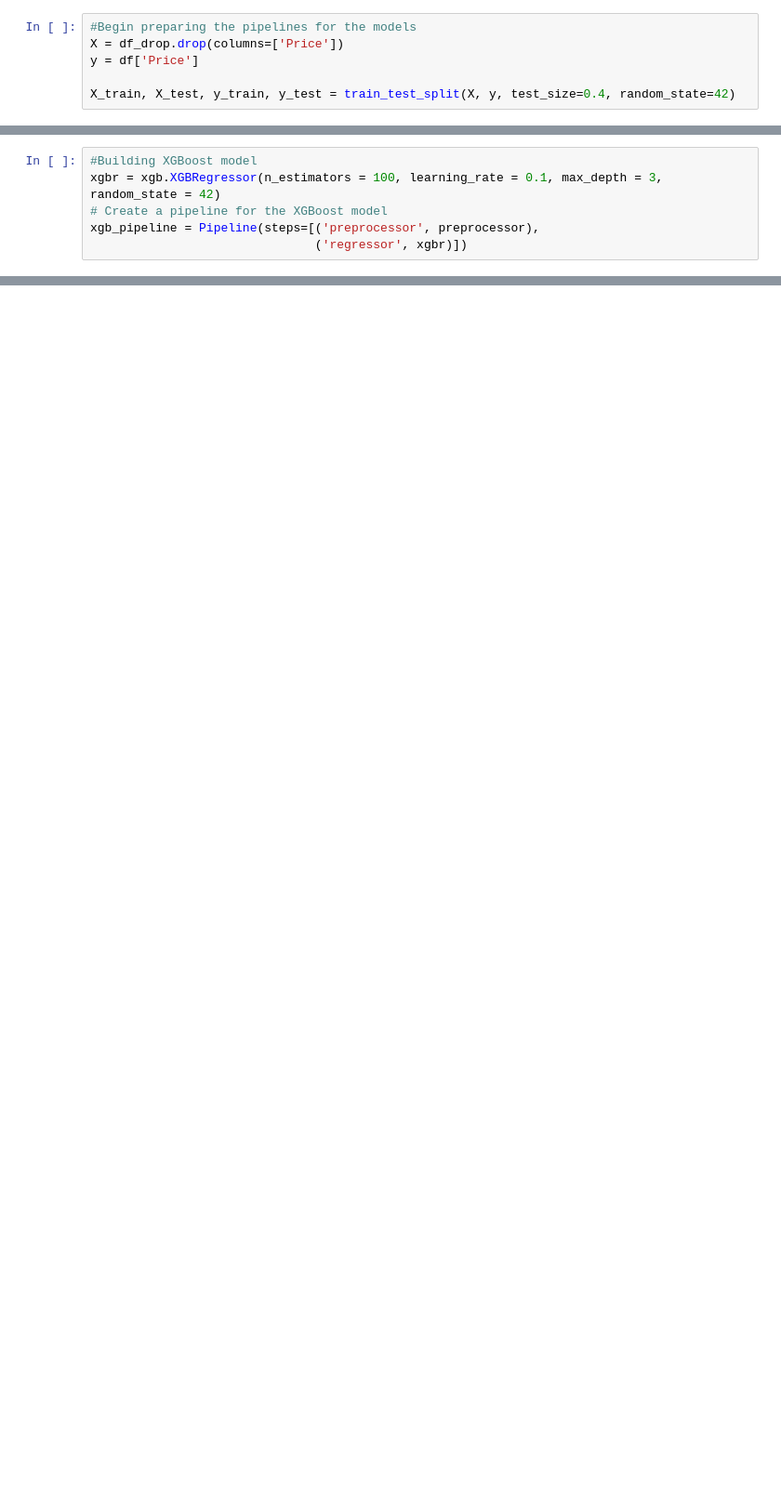
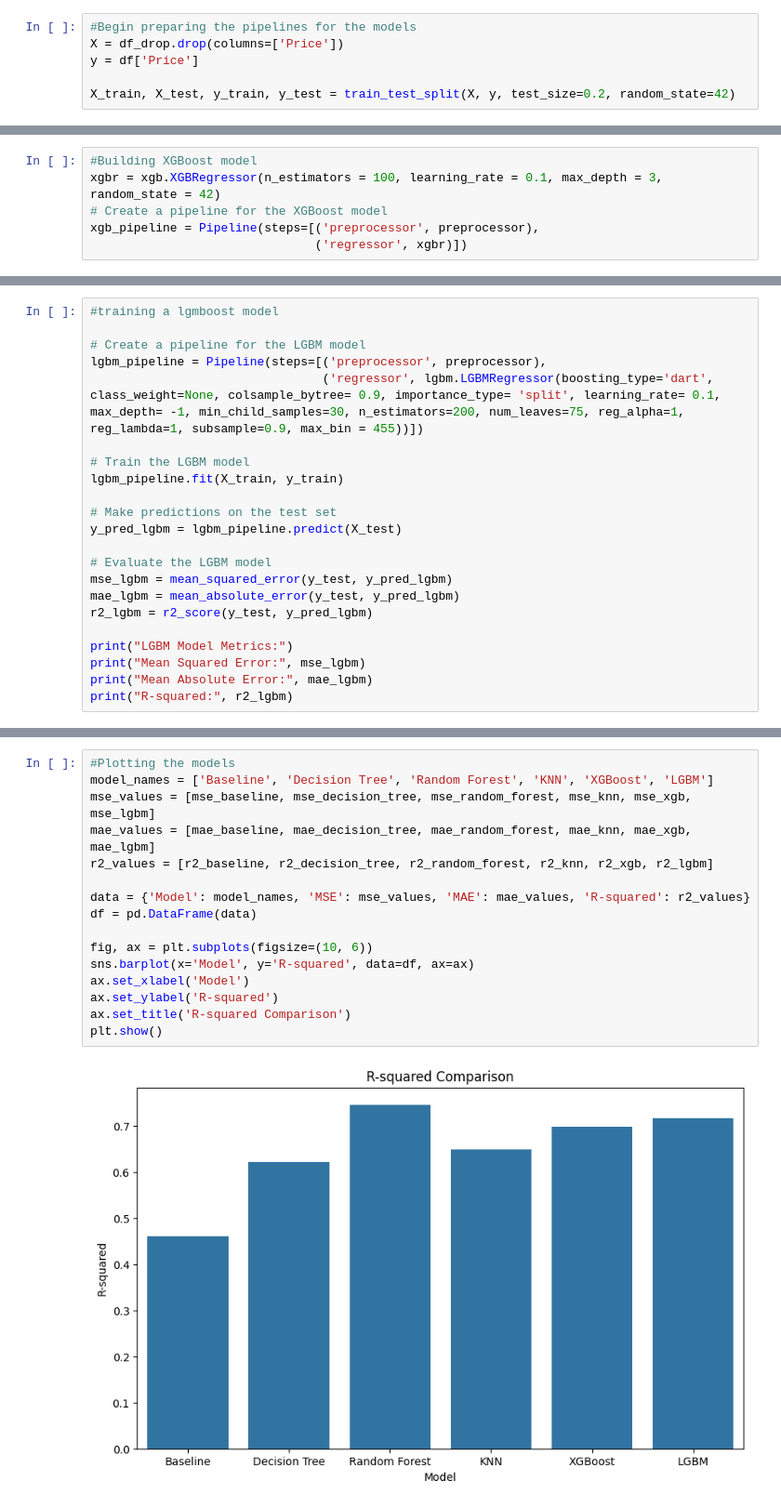
Before and after one commit to ashmehta/HousePricePredictions, a Jupyter notebook: models.ipynb, the cells around one changed output, grey strips where cells are left out. Shown at 93% size. Cells and saved outputs as stored; diff of their text form; blank space fills up the shorter version.

Commit message:
Trained and fit LGBM model

```diff
--- a/models.ipynb
+++ b/models.ipynb
@@ -33,7 +34,7 @@ df_drop = df.drop(columns=['Address', 'City', 'State', 'Zip Code'])
 X = df_drop.drop(columns=['Price'])
 y = df['Price']
 
-X_train, X_test, y_train, y_test = train_test_split(X, y, test_size=0.4, random_state=42)
+X_train, X_test, y_train, y_test = train_test_split(X, y, test_size=0.2, random_state=42)
 # %%
 # Create the pipelines for the models
 
@@ -349,0 +351,22 @@ R-squared: 0.7086235754144006
+# %%
+#training a lgmboost model
+
+# Create a pipeline for the LGBM model
+lgbm_pipeline = Pipeline(steps=[('preprocessor', preprocessor),
+                                ('regressor', lgbm.LGBMRegressor(boosting_type='dart', class_weight=None, colsample_bytree= 0.9, importance_type= 'split', learning_rate= 0.1, max_depth= -1, min_child_samples=30, n_estimators=200, num_leaves=75, reg_alpha=1, reg_lambda=1, subsample=0.9, max_bin = 455))])
+
+# Train the LGBM model
+lgbm_pipeline.fit(X_train, y_train)
+
+# Make predictions on the test set
+y_pred_lgbm = lgbm_pipeline.predict(X_test)
+
+# Evaluate the LGBM model
+mse_lgbm = mean_squared_error(y_test, y_pred_lgbm)
+mae_lgbm = mean_absolute_error(y_test, y_pred_lgbm)
+r2_lgbm = r2_score(y_test, y_pred_lgbm)
+
+print("LGBM Model Metrics:")
+print("Mean Squared Error:", mse_lgbm)
+print("Mean Absolute Error:", mae_lgbm)
+print("R-squared:", r2_lgbm)
@@ -349,0 +383,18 @@ R-squared: 0.7086235754144006
+# %%
+#Plotting the models
+model_names = ['Baseline', 'Decision Tree', 'Random Forest', 'KNN', 'XGBoost', 'LGBM']
+mse_values = [mse_baseline, mse_decision_tree, mse_random_forest, mse_knn, mse_xgb, mse_lgbm]
+mae_values = [mae_baseline, mae_decision_tree, mae_random_forest, mae_knn, mae_xgb, mae_lgbm]
+r2_values = [r2_baseline, r2_decision_tree, r2_random_forest, r2_knn, r2_xgb, r2_lgbm]
+
+data = {'Model': model_names, 'MSE': mse_values, 'MAE': mae_values, 'R-squared': r2_values}
+df = pd.DataFrame(data)
+
+fig, ax = plt.subplots(figsize=(10, 6))
+sns.barplot(x='Model', y='R-squared', data=df, ax=ax)
+ax.set_xlabel('Model')
+ax.set_ylabel('R-squared')
+ax.set_title('R-squared Comparison')
+plt.show()
+# %% [output]
+[figure, added]
```
Also changed, not shown: parts of 9 cells of this notebook.
